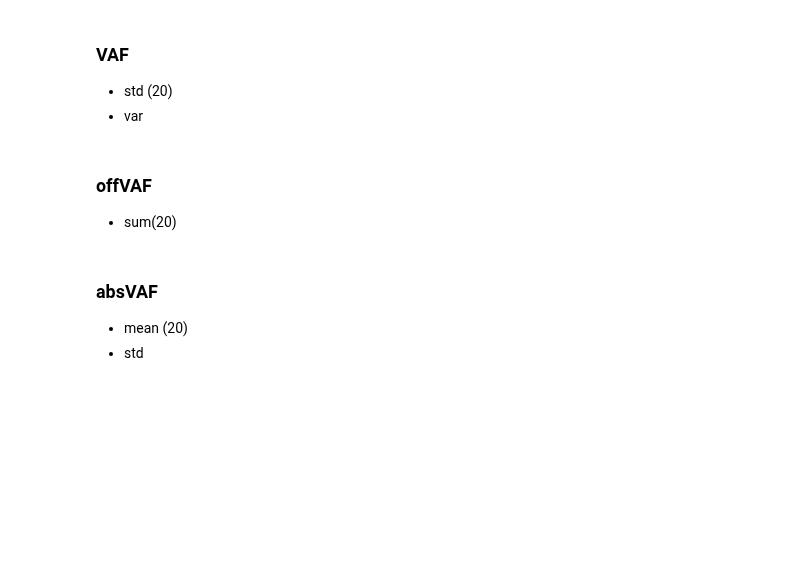
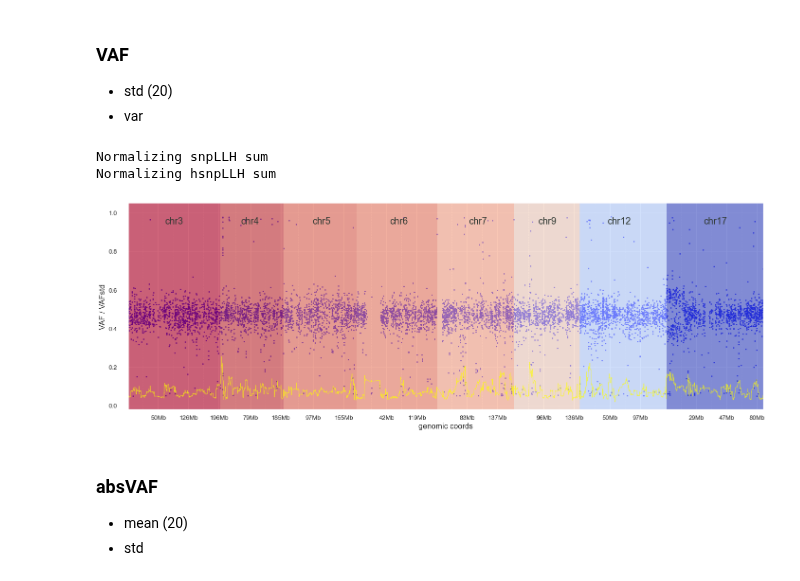
Before and after one commit to Mar111tiN/myCNV, a Jupyter notebook: nb/addRollingSNP.ipynb, the cells around one changed output. Drawn from its saved outputs; the diff is of its cells as text; code cells hidden in the pictures; blank space fills up the shorter version.

Commit message:
refactored rolling_df

```diff
--- a/nb/addRollingSNP.ipynb
+++ b/nb/addRollingSNP.ipynb
@@ -303,4 +390,0 @@ _ = plot_snp(snp2_df, snp_plots=[vaf], cov_plots=[log2, log2mean], chroms='all',
-# %%
-config = get_config(config_file, 'combine')
-params = config['snp']['fallSNP']
-snp_df3 = remove_fallSNP(snp2_df, params=params)
@@ -309,9 +390,0 @@ snp_df3 = remove_fallSNP(snp2_df, params=params)
-# %%
-df = snp2_df.copy().query('VAF < 0.95')
-
-
-
-
-
-ws = 10
-gr = make_get_range(window_size=ws)
@@ -404,3 +433,22 @@ def rolling_SNP(snp_df, config):
+# %%
+def rolling_SNP(snp_df, config):
+    '''
+    cycle through the chroms and perform rolling window computations of snp data set in config
+    '''
+
+    # split the params dict for easier access
+    params = config['snp']
+    filter_params = params['filter']
+    data_params = params['rolling_data']
+    debug = config['debug']
+
+    minDepth = filter_params['minDepth']
+    filter_df = snp_df.query('Depth >= @minDepth')
+
+    rolling_df = rolling_data(snp_df, filter_df, expand=params['expand'], ddof=config['ddof'], debug=debug, data_params=data_params)
+
+
+    return rolling_df
 # %% [markdown]
 ### test rolling windows
 # %%
@@ -428,35 +478,35 @@ vaf = dict(
 vafstd = dict(
         title='VAFstd',
         plot_type='line',   # ['line', 'scatter']
         data='VAFstd',
         plot_args=dict(
             linewidth=1,
             color='yellow',
             alpha=.7
         )
     )
 
 vafstddiff = dict(
         title='VAFstdDiff',
         plot_type='line',   # ['line', 'scatter']
         data='VAFstdDiff',
         plot_args=dict(
             linewidth=1,
             color='blue',
             alpha=.7
         )
     )
 
 
 config = get_config(config_file, 'combine')
 snp3_df = rolling_SNP(snp2_df, config)
 
-chroms = ['chr5', 'chr7','chr8', 'chr11', 'chr17']
 r1 = 'chr17:3Mb-9Mb'
 
 std_plots = [vaf,vafstd, vafstddiff]
 
-fig, ax, df, chrom_df = plot_snp(snp3_df, snp_plots=[vaf,vafstd], chroms=chroms, region='chr17', **fig_params)
+fig, ax, df, chrom_df = plot_snp(snp3_df, snp_plots=[vaf,vafstd], chroms=chroms, region='', **fig_params)
+# %% [output]
+Normalizing snpLLH sum
+Normalizing hsnpLLH sum
+[figure, added]
-# %% [markdown]
-### offVAF
-* sum(20)
```
Also changed, not shown: parts of 19 cells of this notebook, 3 other files.
